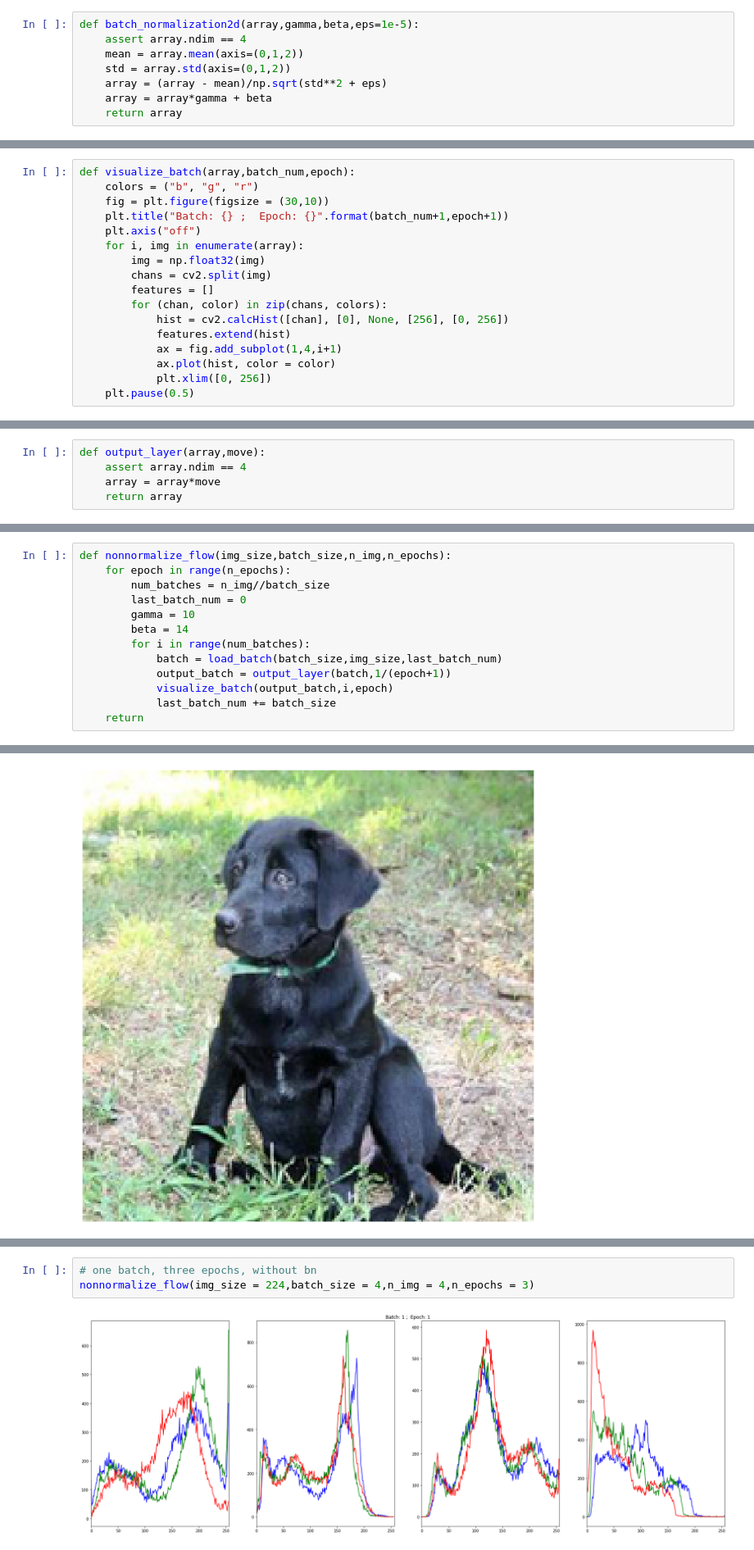
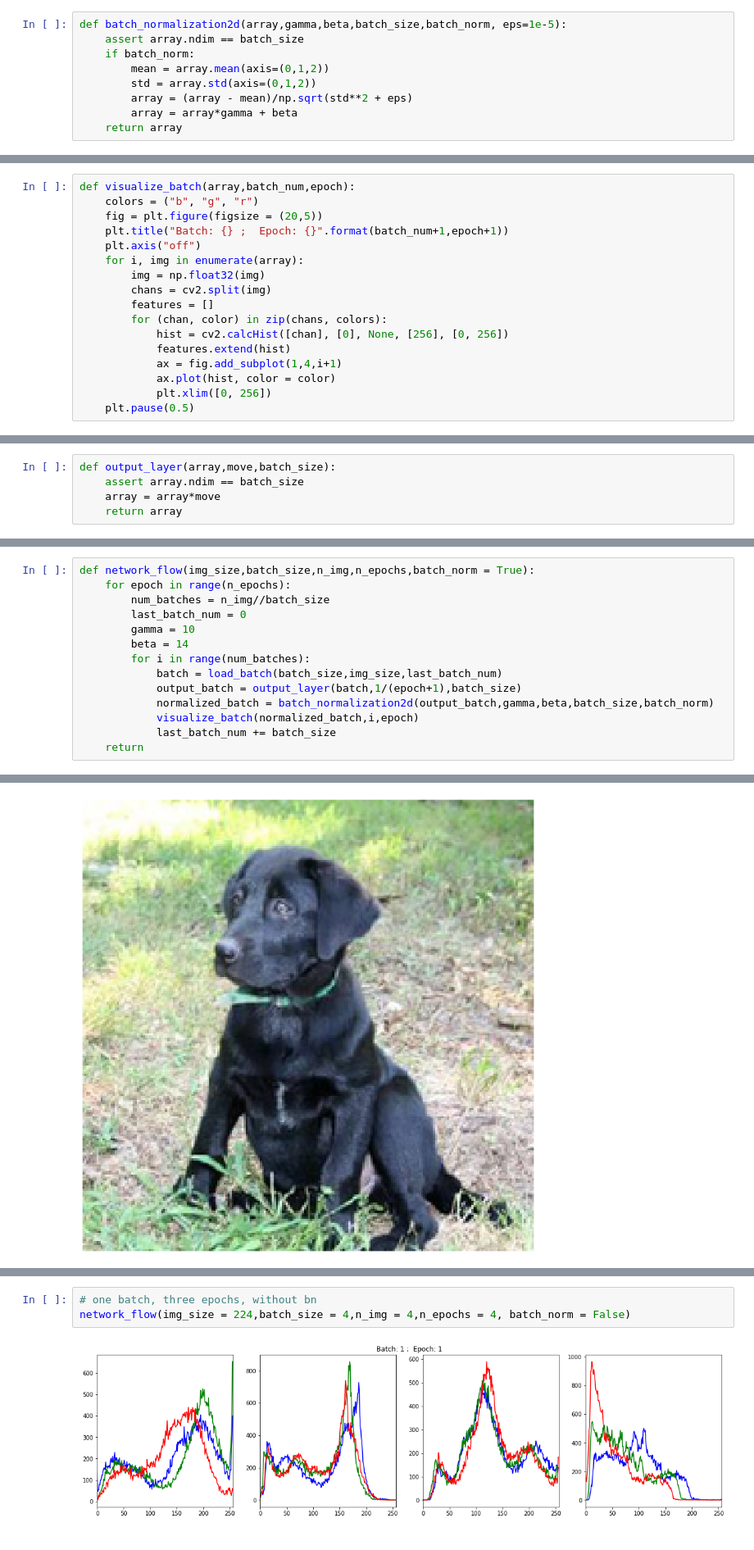
Before and after one commit to JakobGM/visual-intelligence, a Jupyter notebook: numerical_examples/batch-normalization.ipynb, the cells around one changed output, grey strips where cells are left out. Shown: that part at 82% size. Cells and saved outputs as stored; diff of their text form.

```diff
--- a/numerical_examples/batch-normalization.ipynb
+++ b/numerical_examples/batch-normalization.ipynb
@@ -96,8 +114,9 @@ def load_batch(batch_size,img_size,last_it):
 # %%
-def batch_normalization2d(array,gamma,beta,eps=1e-5):
-    assert array.ndim == 4
-    mean = array.mean(axis=(0,1,2))
-    std = array.std(axis=(0,1,2))
-    array = (array - mean)/np.sqrt(std**2 + eps)
-    array = array*gamma + beta
+def batch_normalization2d(array,gamma,beta,batch_size,batch_norm, eps=1e-5):
+    assert array.ndim == batch_size
+    if batch_norm:
+        mean = array.mean(axis=(0,1,2))
+        std = array.std(axis=(0,1,2))
+        array = (array - mean)/np.sqrt(std**2 + eps)
+        array = array*gamma + beta
     return array
@@ -104,7 +125,7 @@ def batch_normalization2d(array,gamma,beta,eps=1e-5):
 # %%
 def visualize_batch(array,batch_num,epoch):
     colors = ("b", "g", "r")
-    fig = plt.figure(figsize = (30,10))
+    fig = plt.figure(figsize = (20,5))
     plt.title("Batch: {} ;  Epoch: {}".format(batch_num+1,epoch+1))
     plt.axis("off")
     for i, img in enumerate(array):
@@ -121,5 +144,5 @@ def visualize_batch(array,batch_num,epoch):
 # %%
-def output_layer(array,move):
-    assert array.ndim == 4
+def output_layer(array,move,batch_size):
+    assert array.ndim == batch_size
     array = array*move
     return array
@@ -126,5 +151,5 @@ def output_layer(array,move):
 # %%
-def nonnormalize_flow(img_size,batch_size,n_img,n_epochs):
+def network_flow(img_size,batch_size,n_img,n_epochs,batch_norm = True):
     for epoch in range(n_epochs):
         num_batches = n_img//batch_size
         last_batch_num = 0
@@ -132,7 +157,8 @@ def nonnormalize_flow(img_size,batch_size,n_img,n_epochs):
         beta = 14
         for i in range(num_batches):
             batch = load_batch(batch_size,img_size,last_batch_num)
-            output_batch = output_layer(batch,1/(epoch+1))
-            visualize_batch(output_batch,i,epoch)
+            output_batch = output_layer(batch,1/(epoch+1),batch_size)
+            normalized_batch = batch_normalization2d(output_batch,gamma,beta,batch_size,batch_norm)
+            visualize_batch(normalized_batch,i,epoch)
             last_batch_num += batch_size
     return
@@ -165,5 +177,5 @@ First we will visualize the distribution in the input to the second layer withou
 # %%
 # one batch, three epochs, without bn
-nonnormalize_flow(img_size = 224,batch_size = 4,n_img = 4,n_epochs = 3)
+network_flow(img_size = 224,batch_size = 4,n_img = 4,n_epochs = 4, batch_norm = False)
 # %% [output]
-[figure, old version]
+[figure, new version]
```
Also changed, not shown: parts of 18 cells of this notebook.
